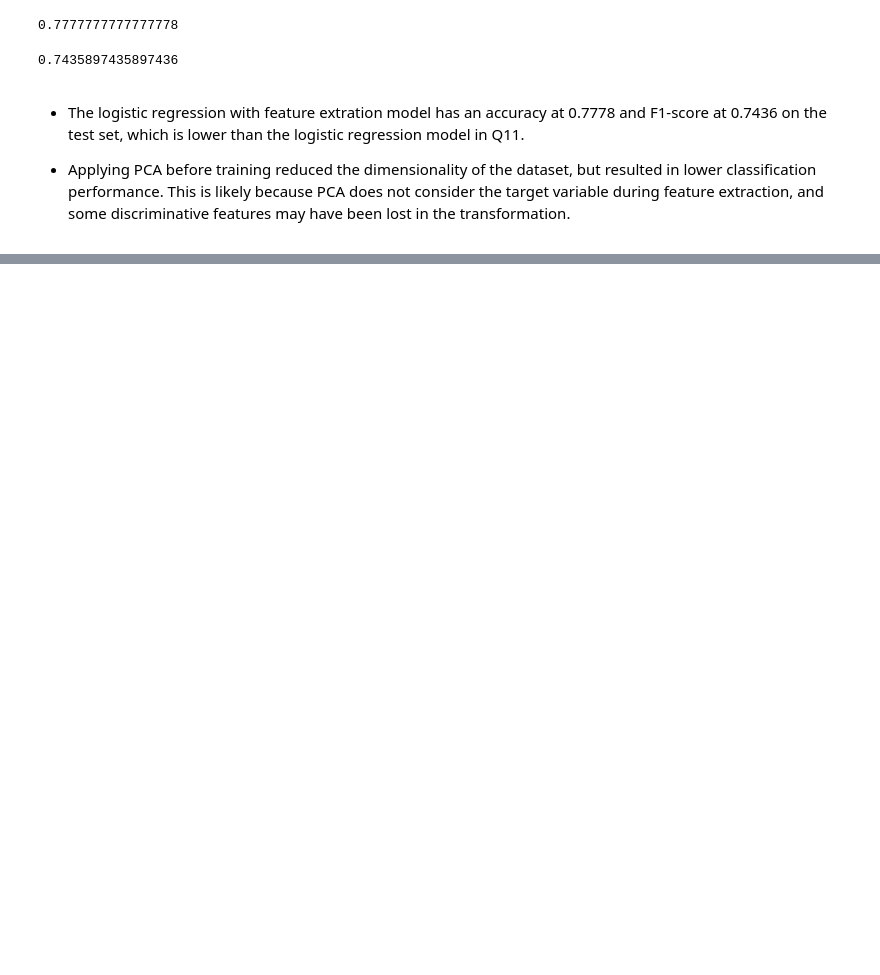
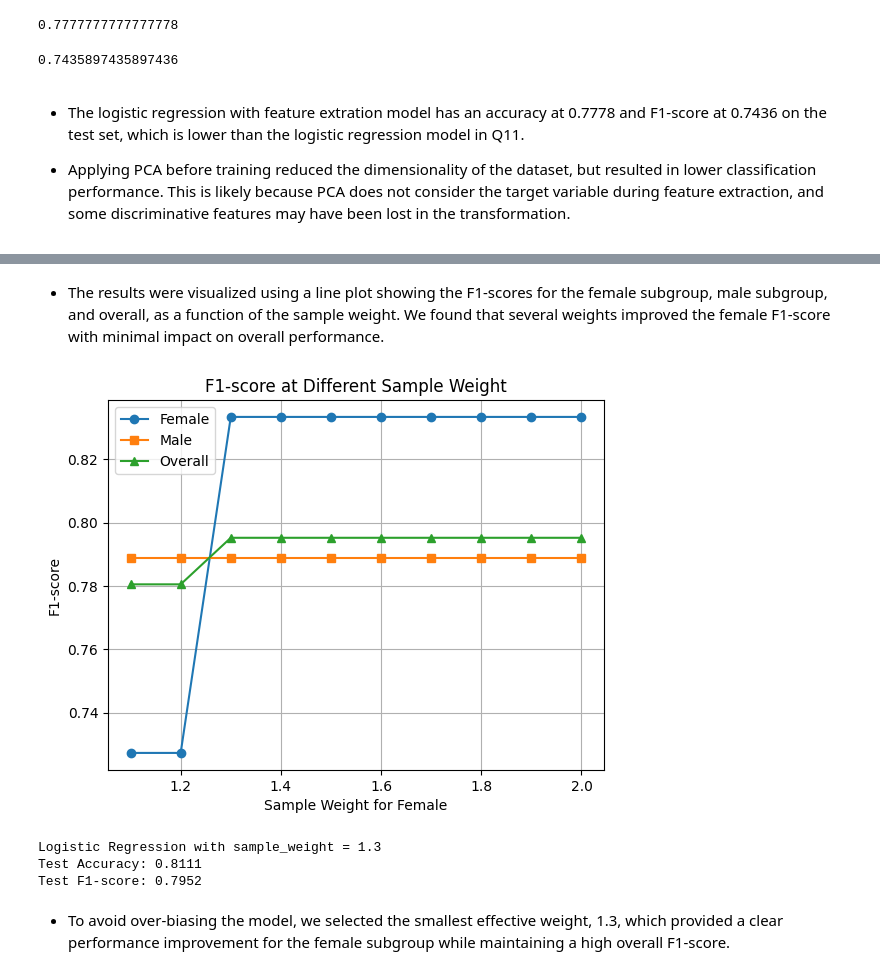
Before and after one commit to SimonLinxy/STATS3DA3_A6, a Jupyter notebook: Assignment6.ipynb, the cells around one changed output, grey strips where cells are left out. Cells and saved outputs as stored; diff of their text form; code cells hidden in the pictures; blank space fills up the shorter version.

```diff
--- a/Assignment6.ipynb
+++ b/Assignment6.ipynb
@@ -685,0 +712,6 @@ f1_logreg_fe
+# %%
+female_idx = X_test['sex_1'] == 0
+male_idx = X_test['sex_1'] == 1
+
+f1_female = f1_score(y_test[female_idx], y_pred_logistic[female_idx])
+f1_male = f1_score(y_test[male_idx], y_pred_logistic[male_idx])
@@ -685,0 +730,27 @@ f1_logreg_fe
+# %%
+sample_weights_range = np.round(np.arange(1.1, 2.05, 0.1), 2)
+
+results = []
+
+for w in sample_weights_range:
+    sample_weight = np.where(X_train['sex_1'] == 0, w, 1.0)
+
+    model = LogisticRegression(C=1, solver='lbfgs', penalty='l2', random_state=1)
+    model.fit(X_train, y_train, sample_weight=sample_weight)
+
+    y_pred = model.predict(X_test)
+
+    f1_overall = f1_score(y_test, y_pred)
+    f1_female = f1_score(y_test[X_test['sex_1'] == 0], y_pred[X_test['sex_1'] == 0])
+    f1_male = f1_score(y_test[X_test['sex_1'] == 1], y_pred[X_test['sex_1'] == 1])
+
+    results.append({
+        'sample_weight': w,
+        'f1_female': f1_female,
+        'f1_male': f1_male,
+        'f1_overall': f1_overall
+    })
+# %%
+results_df = pd.DataFrame(results)
+results_df_sorted = results_df.sort_values(by='f1_female', ascending=False)
+results_df_sorted
@@ -685,0 +769,36 @@ f1_logreg_fe
+# %% [markdown]
+- The results were visualized using a line plot showing the F1-scores for the female subgroup, male subgroup, and overall, as a function of the sample weight. We found that several weights improved the female F1-score with minimal impact on overall performance.
+# %%
+plt.plot(results_df['sample_weight'], results_df['f1_female'], marker='o', label='Female')
+plt.plot(results_df['sample_weight'], results_df['f1_male'], marker='s', label='Male')
+plt.plot(results_df['sample_weight'], results_df['f1_overall'], marker='^', label='Overall')
+
+plt.xlabel('Sample Weight for Female')
+plt.ylabel('F1-score')
+plt.title('F1-score at Different Sample Weight')
+
+plt.legend()
+plt.grid(True)
+plt.show()
+# %% [output]
+[figure, added]
+# %%
+sample_weight = np.where(X_train['sex_1'] == 0, 1.3, 1.0)
+
+imporved_lr_model = LogisticRegression(C=1, solver='lbfgs', penalty='l2', random_state=1)
+imporved_lr_model.fit(X_train, y_train, sample_weight)
+
+lr_y_pred_improved = imporved_lr_model.predict(X_test)
+
+lr_improved_accuracy = accuracy_score(y_test, lr_y_pred_improved)
+lr_improved_f1 = f1_score(y_test, lr_y_pred_improved)
+
+print("Logistic Regression with sample_weight = 1.3")
+print(f"Test Accuracy: {lr_improved_accuracy:.4f}")
+print(f"Test F1-score: {lr_improved_f1:.4f}")
+# %% [output]
+Logistic Regression with sample_weight = 1.3
+Test Accuracy: 0.8111
+Test F1-score: 0.7952
+# %% [markdown]
+- To avoid over-biasing the model, we selected the smallest effective weight, 1.3, which provided a clear performance improvement for the female subgroup while maintaining a high overall F1-score.
```
Also changed, not shown: parts of 34 cells of this notebook.
